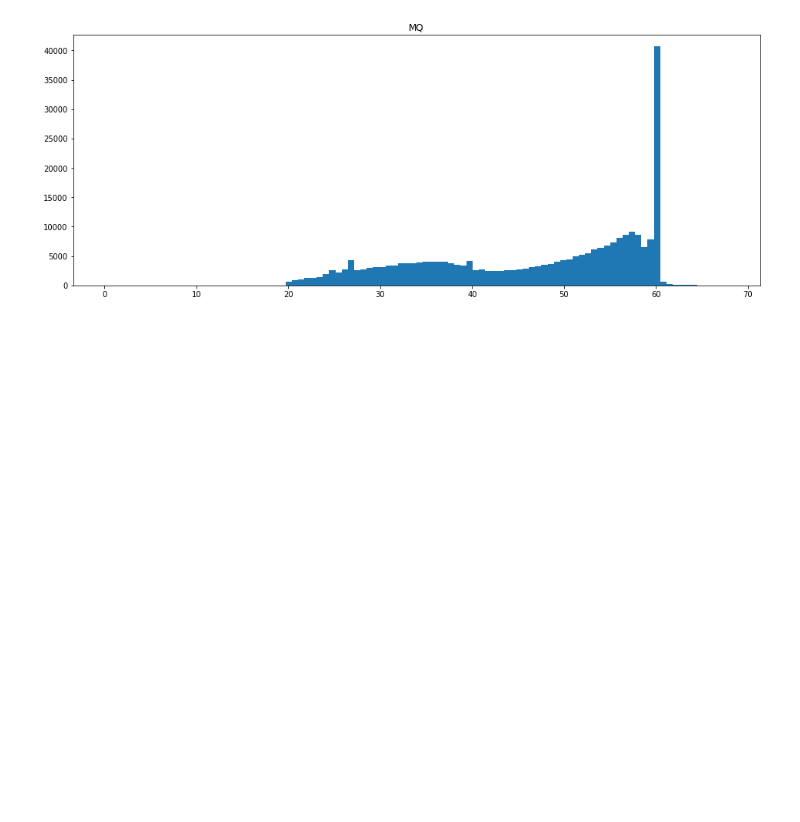
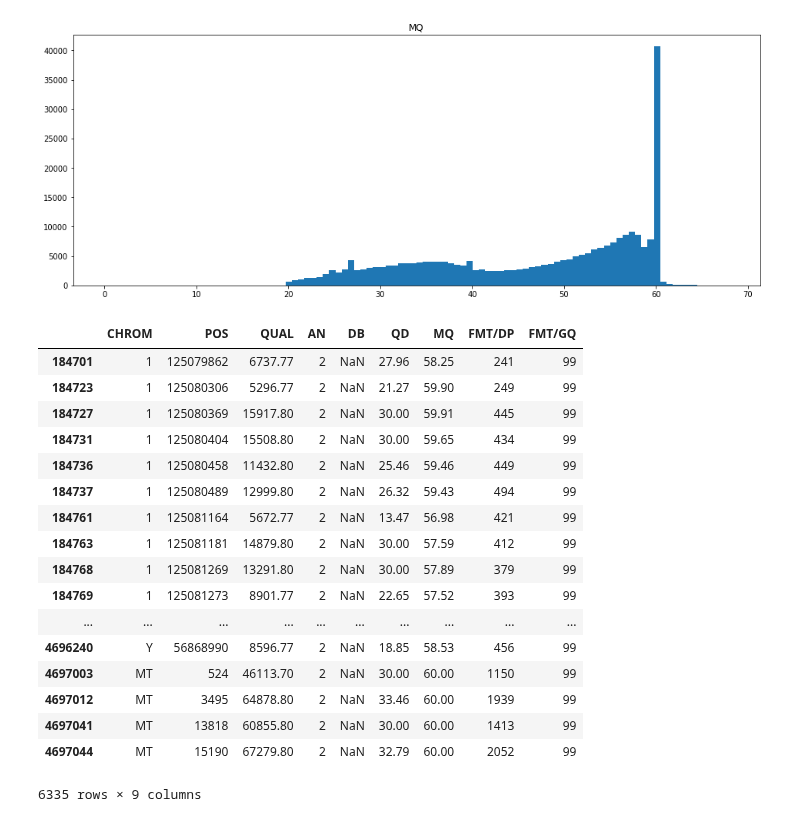
Before and after one commit to jakewendt/notebooks, a Jupyter notebook: vcf_snp_variable_distribution.ipynb, the cells around one changed output. Cells and saved outputs as stored; diff of their text form; code cells hidden in the pictures; blank space fills up the shorter version.

```diff
--- a/vcf_snp_variable_distribution.ipynb
+++ b/vcf_snp_variable_distribution.ipynb
@@ -129,3 +153,24 @@ plt.title('MQ')
 plt.show()
 # %% [output]
 [figure]
+# %%
+dbnosnp[ ( dbnosnp['QUAL'] > 5000 ) & ( dbnosnp['QD'] > 10 ) & ( dbnosnp['FMT/DP'] > 20 ) & ( dbnosnp['FMT/GQ'] > 90 ) & ( dbnosnp['MQ'] > 50 ) ]
+# %% [output]
+|  | CHROM | POS | QUAL | AN | DB | QD | MQ | FMT/DP | FMT/GQ |
+| 184701 | 1 | 125079862 | 6737.77 | 2 | NaN | 27.96 | 58.25 | 241 | 99 |
+| 184723 | 1 | 125080306 | 5296.77 | 2 | NaN | 21.27 | 59.90 | 249 | 99 |
+| 184727 | 1 | 125080369 | 15917.80 | 2 | NaN | 30.00 | 59.91 | 445 | 99 |
+| 184731 | 1 | 125080404 | 15508.80 | 2 | NaN | 30.00 | 59.65 | 434 | 99 |
+| 184736 | 1 | 125080458 | 11432.80 | 2 | NaN | 25.46 | 59.46 | 449 | 99 |
+| 184737 | 1 | 125080489 | 12999.80 | 2 | NaN | 26.32 | 59.43 | 494 | 99 |
+| 184761 | 1 | 125081164 | 5672.77 | 2 | NaN | 13.47 | 56.98 | 421 | 99 |
+| 184763 | 1 | 125081181 | 14879.80 | 2 | NaN | 30.00 | 57.59 | 412 | 99 |
+| 184768 | 1 | 125081269 | 13291.80 | 2 | NaN | 30.00 | 57.89 | 379 | 99 |
+| 184769 | 1 | 125081273 | 8901.77 | 2 | NaN | 22.65 | 57.52 | 393 | 99 |
+| ... | ... | ... | ... | ... | ... | ... | ... | ... | ... |
+| 4696240 | Y | 56868990 | 8596.77 | 2 | NaN | 18.85 | 58.53 | 456 | 99 |
+| 4697003 | MT | 524 | 46113.70 | 2 | NaN | 30.00 | 60.00 | 1150 | 99 |
+| 4697012 | MT | 3495 | 64878.80 | 2 | NaN | 33.46 | 60.00 | 1939 | 99 |
+| 4697041 | MT | 13818 | 60855.80 | 2 | NaN | 30.00 | 60.00 | 1413 | 99 |
+| 4697044 | MT | 15190 | 67279.80 | 2 | NaN | 32.79 | 60.00 | 2052 | 99 |
+6335 rows × 9 columns
```
Also changed, not shown: parts of 1 cell of this notebook.
